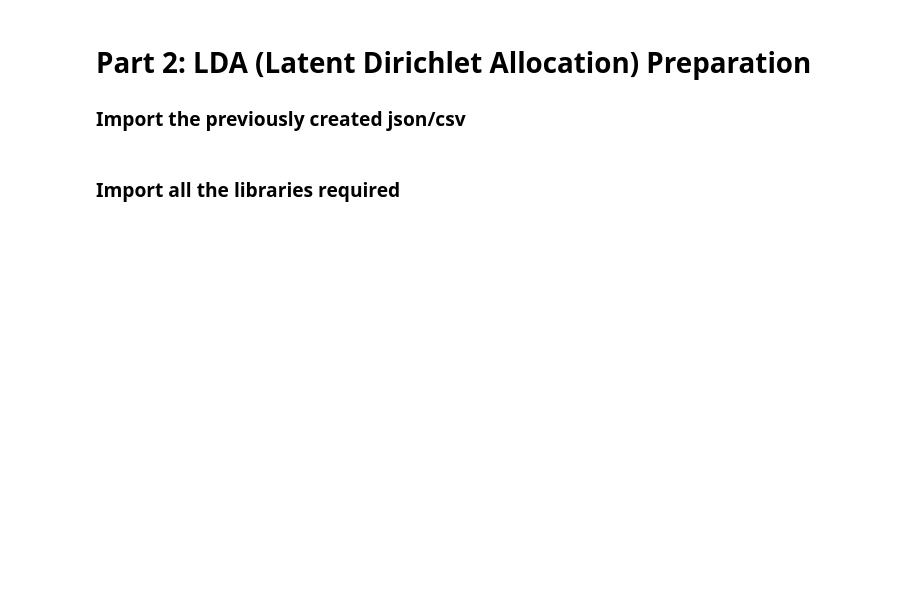
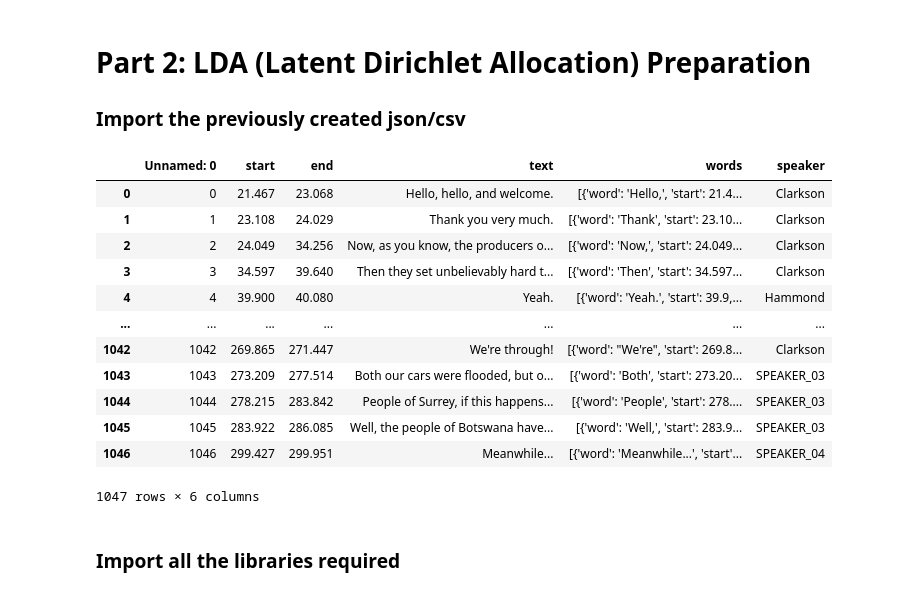
Before and after one commit to j-lepard/TopGear-LDA, a Jupyter notebook: TopGear-LDA_Batched.ipynb, the cells around one changed output. Drawn from its saved outputs; the diff is of its cells as text; code cells hidden in the pictures; blank space fills up the shorter version.

```diff
--- a/TopGear-LDA_Batched.ipynb
+++ b/TopGear-LDA_Batched.ipynb
@@ -468,3 +419,22 @@ import json
 
 # Import
 diarized_df = pd.read_csv('./data/diarzed_output_named.csv')
+# %%
+preprocessed_df = diarized_df.copy()
+# Preprocessing steps for LDA analysis
+
+preprocessed_df
+# %% [output]
+|  | Unnamed: 0 | start | end | text | words | speaker |
+| 0 | 0 | 21.467 | 23.068 | Hello, hello, and welcome. | [{'word': 'Hello,', 'start': 21.4... | Clarkson |
+| 1 | 1 | 23.108 | 24.029 | Thank you very much. | [{'word': 'Thank', 'start': 23.10... | Clarkson |
+| 2 | 2 | 24.049 | 34.256 | Now, as you know, the producers o... | [{'word': 'Now,', 'start': 24.049... | Clarkson |
+| 3 | 3 | 34.597 | 39.640 | Then they set unbelievably hard t... | [{'word': 'Then', 'start': 34.597... | Clarkson |
+| 4 | 4 | 39.900 | 40.080 | Yeah. | [{'word': 'Yeah.', 'start': 39.9,... | Hammond |
+| ... | ... | ... | ... | ... | ... | ... |
+| 1042 | 1042 | 269.865 | 271.447 | We're through! | [{'word': "We're", 'start': 269.8... | Clarkson |
+| 1043 | 1043 | 273.209 | 277.514 | Both our cars were flooded, but o... | [{'word': 'Both', 'start': 273.20... | SPEAKER_03 |
+| 1044 | 1044 | 278.215 | 283.842 | People of Surrey, if this happens... | [{'word': 'People', 'start': 278.... | SPEAKER_03 |
+| 1045 | 1045 | 283.922 | 286.085 | Well, the people of Botswana have... | [{'word': 'Well,', 'start': 283.9... | SPEAKER_03 |
+| 1046 | 1046 | 299.427 | 299.951 | Meanwhile... | [{'word': 'Meanwhile...', 'start'... | SPEAKER_04 |
+1047 rows × 6 columns
```
Also changed, not shown: parts of 22 cells of this notebook, 1 other file.
